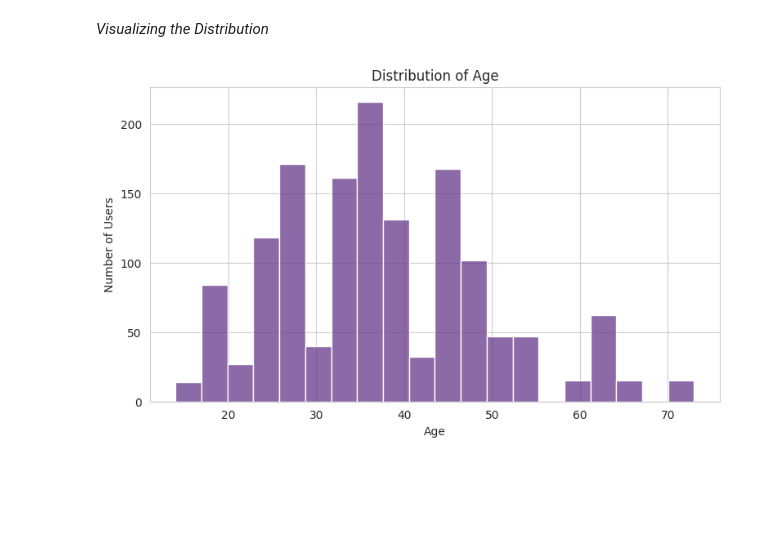
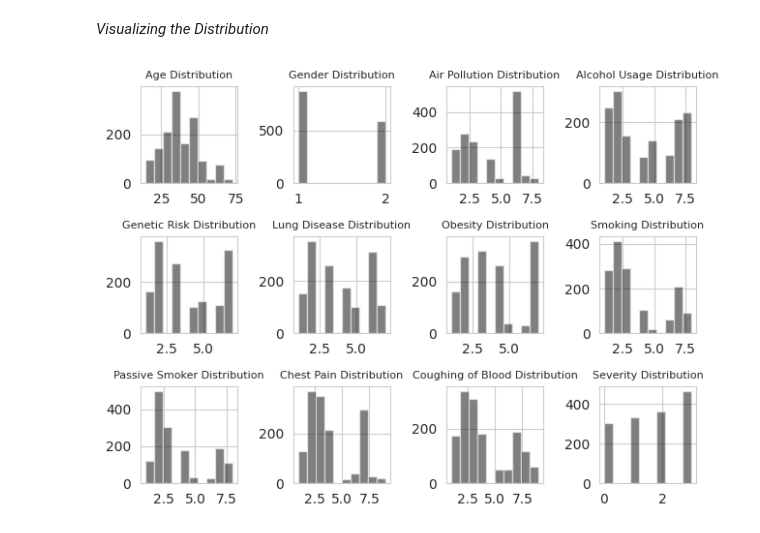
Before and after one commit to andysontran/health-factors-ml-pred, a Jupyter notebook: 2_CHL5230_F23.ipynb, the cells around one changed output. Drawn from its saved outputs; the diff is of its cells as text; code cells hidden in the pictures; blank space fills up the shorter version.

Commit message:
Updated visualization

```diff
--- a/2_CHL5230_F23.ipynb
+++ b/2_CHL5230_F23.ipynb
@@ -36,23 +36,21 @@ print(df.describe())
 print(df.isnull().sum())
 # %% [markdown]
 *Visualizing the Distribution*
-# %%
-# Import necessary libraries
-import matplotlib.pyplot as plt
-import seaborn as sns
-
-# Set the style for seaborn
-sns.set_style('whitegrid')
-
-# Set feature to visualize
-var = 'Age'
-
-# Create a histogram for the 'var' feature
-plt.figure(figsize=(9,5))
-sns.histplot(df[var], kde=False, color='#66378a')
-plt.title('Distribution of ' + var)
-plt.xlabel(var)
-plt.ylabel('Number of Users')
-plt.show()
-# %% [output]
-[figure, removed]
+# %%
+# Import necessary libraries
+import matplotlib.pyplot as plt
+
+# Create a histogram
+def draw_histograms(df, variables, n_rows, n_cols):
+  fig = plt.figure()
+  for i, var_name in enumerate(variables):
+    ax = fig.add_subplot(n_rows, n_cols, i+1)
+    df[var_name].hist(color = 'k', alpha = 0.5, bins = 10, ax = ax)
+    ax.set_title(var_name + " Distribution")
+    ax.title.set_size(8)
+  fig.tight_layout()
+  plt.show()
+
+draw_histograms(df, df.columns, 3, 4)
+# %% [output]
+[figure, added]
```
